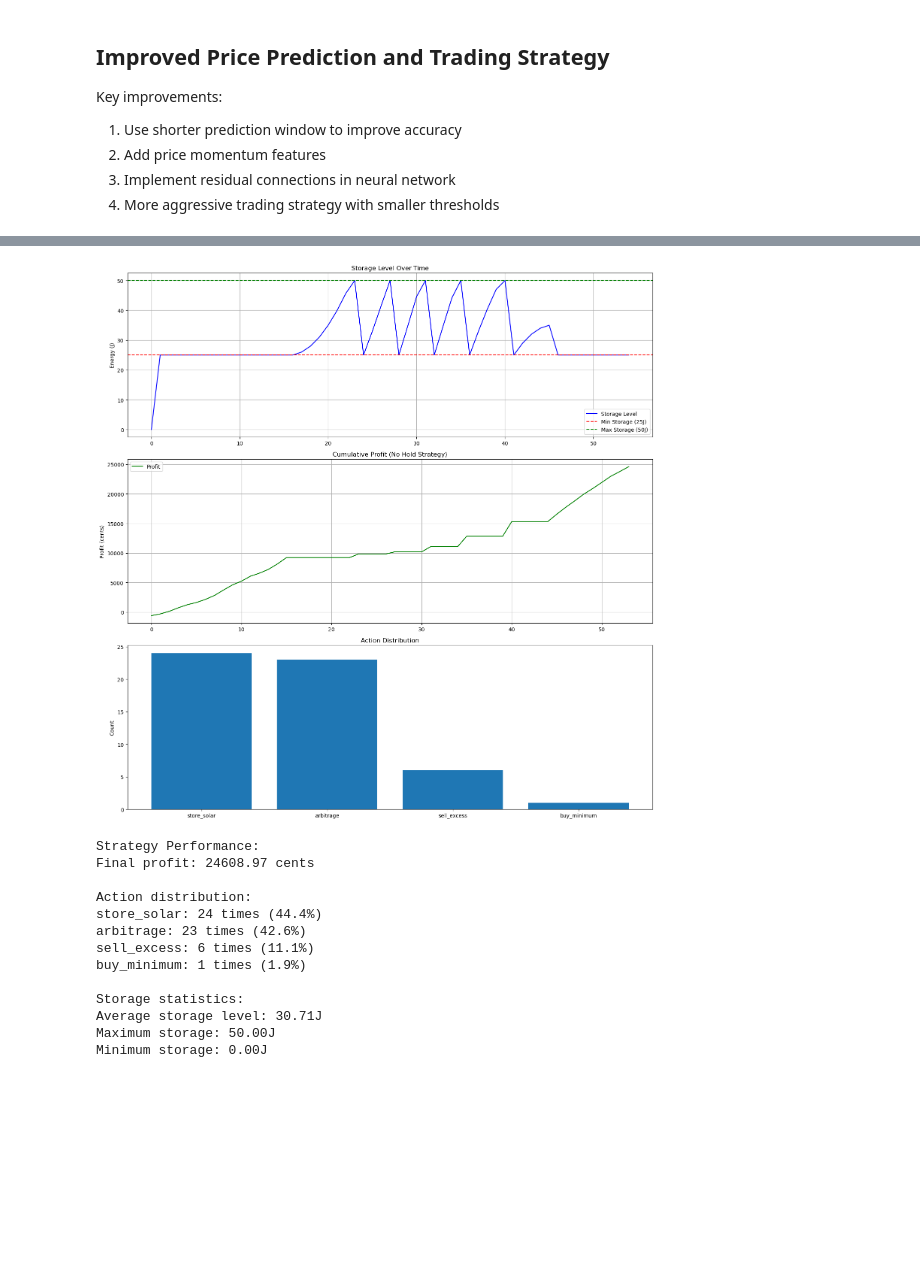
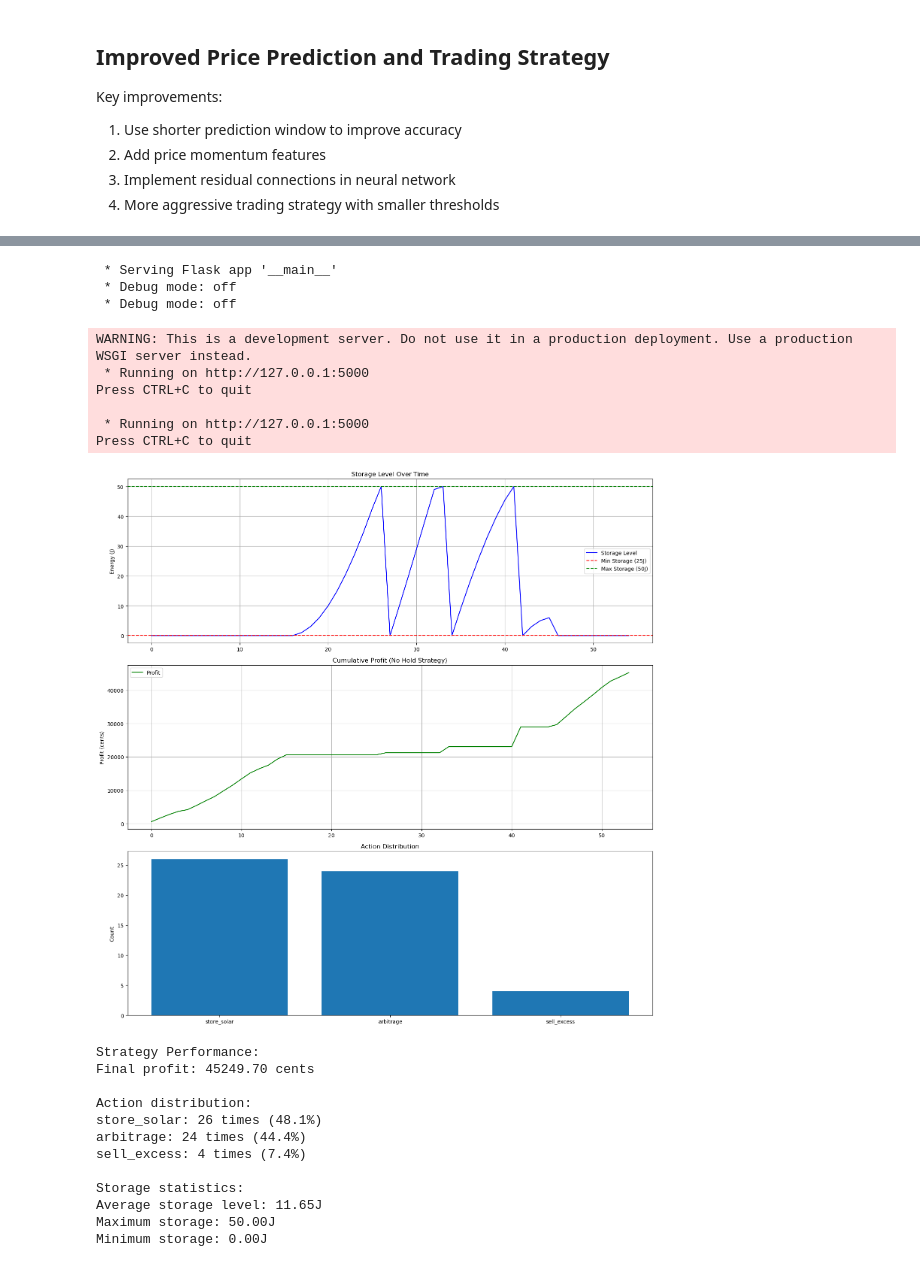
Before and after one commit to S-mishra07/EE2Project, a Jupyter notebook: SmartGrid_TickPrice_Analysis.ipynb, the cells around one changed output, grey strips where cells are left out. Saved outputs shown, nothing was run; the diff lists cells and outputs as text; code cells hidden in the pictures; blank space fills up the shorter version.

```diff
--- a/SmartGrid_TickPrice_Analysis.ipynb
+++ b/SmartGrid_TickPrice_Analysis.ipynb
@@ -1747,7 +1879,7 @@ profit_over_time = []
 actions = []
 
 # Parameters
-min_storage = 25
+min_storage = 0
 max_storage = 50
 transaction_cost = 0
 
@@ -1892,7 +2023,7 @@ profit_over_time = []
 actions = []
 
 # Parameters (no transaction costs!)
-min_storage = 25
+min_storage = 0
 max_storage = 50
 transaction_cost = 0  # Set to 0 as specified
 
@@ -2089,44 +2220,52 @@ def getDefDemands(day):
         if end-start < MIN_DEMAND_DURATION:
             if start + MIN_DEMAND_DURATION >= TICKS_PER_DAY:
                 start = end - MIN_DEMAND_DURATION
             else:
                 end = start + MIN_DEMAND_DURATION
         data.append({"start": start, "end": end, "energy": energy})
     return data
 
 
 if __name__ == '__main__':
    app.run()
 # Plot 3: Action Distribution
 action_counts = pd.Series(actions).value_counts()
 ax3.bar(action_counts.index, action_counts.values)
 ax3.set_title('Action Distribution')
 ax3.set_ylabel('Count')
 
 plt.tight_layout()
 plt.show()
 
 print("\nStrategy Performance:")
 print(f"Final profit: {profit_over_time[-1]:.2f} cents")
 print("\nAction distribution:")
 for action, count in action_counts.items():
     print(f"{action}: {count} times ({count/len(actions)*100:.1f}%)")
 print(f"\nStorage statistics:")
 print(f"Average storage level: {sum(storage)/len(storage):.2f}J")
 print(f"Maximum storage: {max(storage):.2f}J")
 print(f"Minimum storage: {min(storage):.2f}J")
 # %% [output]
+ * Serving Flask app '__main__'
+ * Debug mode: off
+ * Debug mode: off
+WARNING: This is a development server. Do not use it in a production deployment. Use a production WSGI server instead.
+ * Running on http://127.0.0.1:5000
+Press CTRL+C to quit
+
+ * Running on http://127.0.0.1:5000
+Press CTRL+C to quit
-[figure, old version]
+[figure, new version]
-Strategy Performance:
-Final profit: 24608.97 cents
-
-Action distribution:
-store_solar: 24 times (44.4%)
-arbitrage: 23 times (42.6%)
-sell_excess: 6 times (11.1%)
-buy_minimum: 1 times (1.9%)
-
-Storage statistics:
-Average storage level: 30.71J
-Maximum storage: 50.00J
-Minimum storage: 0.00J
+Strategy Performance:
+Final profit: 45249.70 cents
+
+Action distribution:
+store_solar: 26 times (48.1%)
+arbitrage: 24 times (44.4%)
+sell_excess: 4 times (7.4%)
+
+Storage statistics:
+Average storage level: 11.65J
+Maximum storage: 50.00J
+Minimum storage: 0.00J
```
Also changed, not shown: parts of 25 cells of this notebook, 10 other files.
